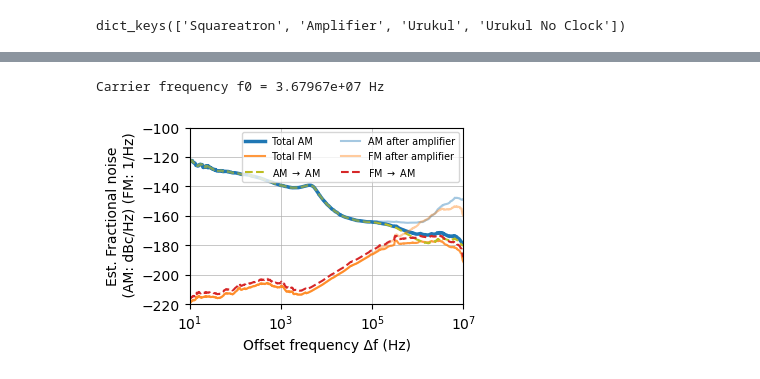
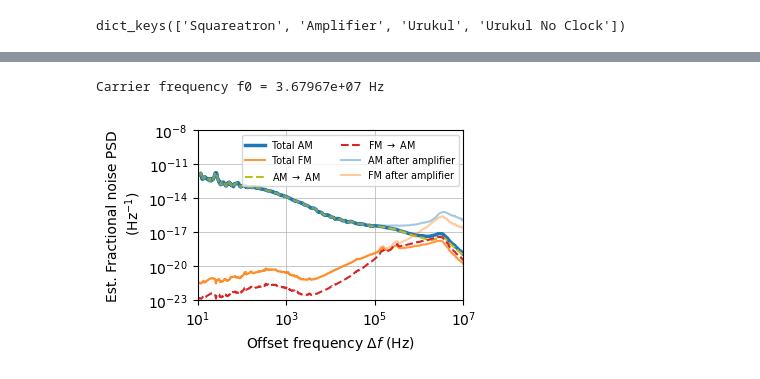
Before and after one commit to DonovanWebb/thesis, a Jupyter notebook: figures/make_figure/ch3/rf/resonator_H/resonator_H.ipynb, the cells around one changed output, grey strips where cells are left out. Cells and saved outputs as stored; diff of their text form; code cells hidden in the pictures.

```diff
--- a/figures/make_figure/ch3/rf/resonator_H/resonator_H.ipynb
+++ b/figures/make_figure/ch3/rf/resonator_H/resonator_H.ipynb
@@ -230,7 +245,7 @@ Upper -3 dB frequency: 3.70696e+07 Hz
 [figure]
 [figure]
 # %%
-f0, offsets, am_in, pn_in, am_out, pn_out, g_aa, g_pa = get_noise(0.0, Cval, Lval, Rsval, RLval, CLval)
+f0, offsets, am_in, pn_in, am_out, pn_out, g_aa, g_pa, g_ap = get_noise(0.0, Cval, Lval, Rsval, RLval, CLval)
 
 # Also show individual contributions
 H0 = H_jw(f0, Cval, Lval, Rsval, RLval, CLval)
@@ -281,7 +296,7 @@ detunings = np.logspace(0, 6, 100)  # detuning from 1 Hz to 1 MHz
 conv_freq = 10e4  # 10 kHz, frequency at which to evaluate conversion
 g_pa_values = []
 for detuning in detunings:
-    _, offsets, _, _, _, _, _, g_pa_ = get_noise(detuning, Cval, Lval, Rsval, RLval, CLval)
+    _, offsets, _, _, _, _, _, g_pa_, _ = get_noise(detuning, Cval, Lval, Rsval, RLval, CLval)
     g_pa_values.append(np.abs(g_pa_[np.argmin(np.abs(offsets - conv_freq))]))  # get g_pa at conv_freq
 
 plt.figure(figsize=(4, 2.6))
@@ -461,53 +472,61 @@ Linear fit coefficients: [  -7.47560461 -117.00328761]
 # %%
 # Output AM noise from both sources
-delta_f = 0.0e3
+delta_f = 3.0e3
 f0 = 3.67847e7
 f0 = 3.67967e7
-am_out, g_aa, g_pa, pn_out = am_noise_after_filter(
+am_out, g_aa, g_pa, g_ap, pn_out = am_noise_after_filter(
     offsets_hz=frequencies,
     carrier_hz=f0+delta_f,
     H_func=H_jw,
     H_args=(Cval, Lval, Rsval, RLval, CLval),
-    am_in_dbc_per_hz=powers,
-    pn_in_dbc_per_hz=phase,
+    am_in_dbc_per_hz=L_a,
+    pn_in_dbc_per_hz=L_phi,
 )
+fm_out = phase_to_freq_noise(pn_out, np.array(frequencies), carrier_hz=f0+delta_f)
 
-am_from_am = powers + 10 * np.log10(np.abs(g_aa) ** 2)
-am_from_pn = phase + 10 * np.log10(np.abs(g_pa) ** 2)
+am_from_am = L_a + 10 * np.log10(np.abs(g_aa) ** 2)
+am_from_pn = L_phi + 10 * np.log10(np.abs(g_pa) ** 2)
+pn_from_am = L_a + 10 * np.log10(np.abs(g_ap) ** 2)
+
+fm_from_am = phase_to_freq_noise(pn_from_am, np.array(frequencies), carrier_hz=f0+delta_f)
+
+S_am_out = SSB_to_fracPSD(am_out)
+S_fm_out = SSB_to_fracPSD(fm_out)
+S_am_from_am = SSB_to_fracPSD(am_from_am)
+S_am_from_pn = SSB_to_fracPSD(am_from_pn)
+S_fm_from_am = SSB_to_fracPSD(fm_from_am)
 
 print(f"Carrier frequency f0 = {f0:.6g} Hz")
 
 # ----------------------------
 # Plots
 # ----------------------------
 plt.figure(figsize=(4, 2.6))
-# ax.semilogx(frequencies, powers, label="Input AM noise")
-# ax.semilogx(frequencies, phase, label="Input PN noise")
-plt.plot(frequencies, am_out, label="Total AM", linestyle="-", alpha=1.0, linewidth=2.5)
-fm_out = phase_to_freq_noise(pn_out, np.array(frequencies), carrier_hz=f0+delta_f)
-plt.plot(frequencies, fm_out, label="Total FM", linestyle="-", alpha=0.8)
-plt.plot(frequencies, am_from_am, label="AM $\\rightarrow$ AM", linestyle="--", alpha=1.0, color="C8")
-# plt.plot(frequencies, phase, label="PM after amplifier", linestyle="--", alpha=0.8)
-#plt after amplifier for reference
-plt.plot(frequencies, powers, label="AM after amplifier", linestyle="-", alpha=0.4, color="C0")
-fm = phase_to_freq_noise(np.array(phase), np.array(frequencies), carrier_hz=f0+delta_f)
-plt.plot(frequencies, fm, label="FM after amplifier", linestyle="-", alpha=0.4, color="C1")
-plt.plot(frequencies, am_from_pn, label="FM $\\rightarrow$ AM", linestyle="--", alpha=1.0, color="C3")
+
+plt.plot(frequencies, S_am_out, label="Total AM", linestyle="-", alpha=1.0, linewidth=2.5)
+plt.plot(frequencies, S_fm_out, label="Total FM", linestyle="-", alpha=0.8)
+plt.plot(frequencies, S_am_from_am, label="AM $\\rightarrow$ AM", linestyle="--", alpha=1.0, color="C8")
+plt.plot(frequencies, S_am_from_pn, label="FM $\\rightarrow$ AM", linestyle="--", alpha=1.0, color="C3")
+# plt.plot(frequencies, S_fm_from_am, label="AM $\\rightarrow$ FM", linestyle="--", alpha=1.0, color="C2")
+
+plt.plot(frequencies, S_a, label="AM after amplifier", linestyle="-", alpha=0.4, color="C0")
+plt.plot(frequencies, S_f, label="FM after amplifier", linestyle="-", alpha=0.4, color="C1")
 # plot g_pa
 plt.xscale("log")
-plt.xlabel("Offset frequency Δf (Hz)")
-plt.ylabel("Est. Fractional noise\n (AM: dBc/Hz) (FM: 1/Hz)")
+plt.yscale("log")
+plt.xlabel("Offset frequency $\\Delta f$ (Hz)")
+plt.ylabel("Est. Fractional noise PSD\n ($\\mathrm{Hz}^{-1}$)")
 plt.grid(True, which="major", lw =0.5)
 plt.xlim(1e1, 1e7)
-plt.ylim(-220, -100)
+plt.ylim(10**(-23), 10**(-8))
 # reduce text size of legend to tiny, have two cols
 plt.legend(fontsize="x-small", ncol=2)
-path = "../../../pdf_figure/ch2/res_am_noise.pdf"
+path = "../../../../pdf_figure/ch3/res_am_noise.pdf"
 plt.tight_layout()
-# plt.savefig(path)
+plt.savefig(path)
 # %% [output]
 Carrier frequency f0 = 3.67967e+07 Hz
-[figure, old version]
+[figure, new version]
 # %%
 # Spectra to RMS of mode frequency
 # Convert SSB AM noise dBc/Hz to fractional amplitude PSD
```
Also changed, not shown: parts of 3 cells of this notebook, 14 other files.
